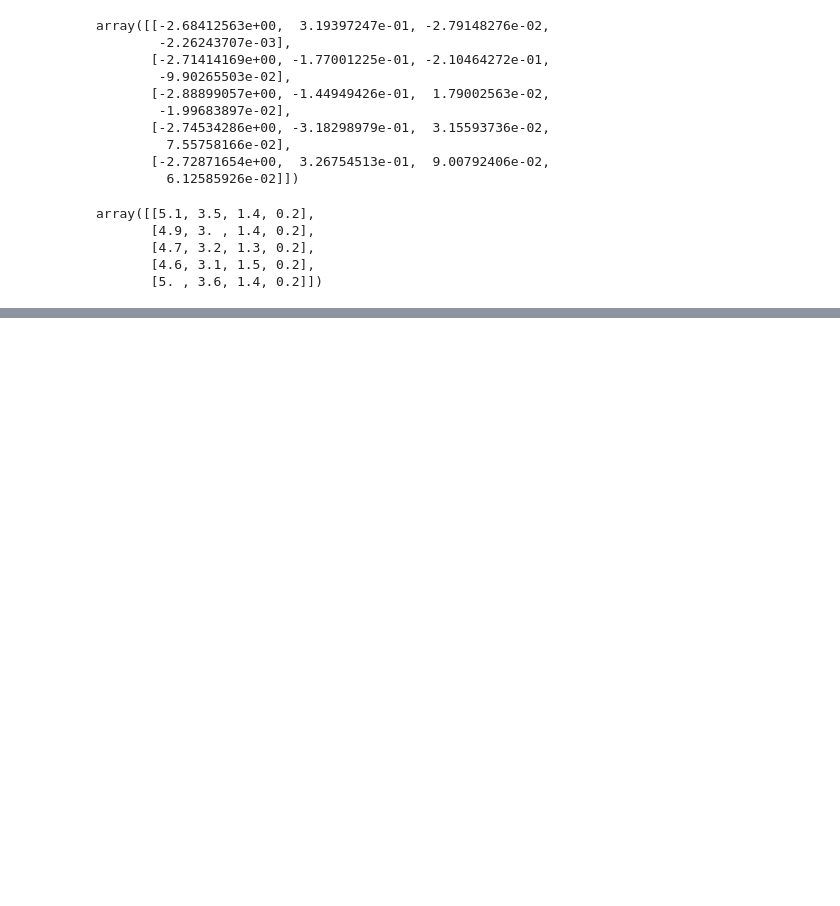
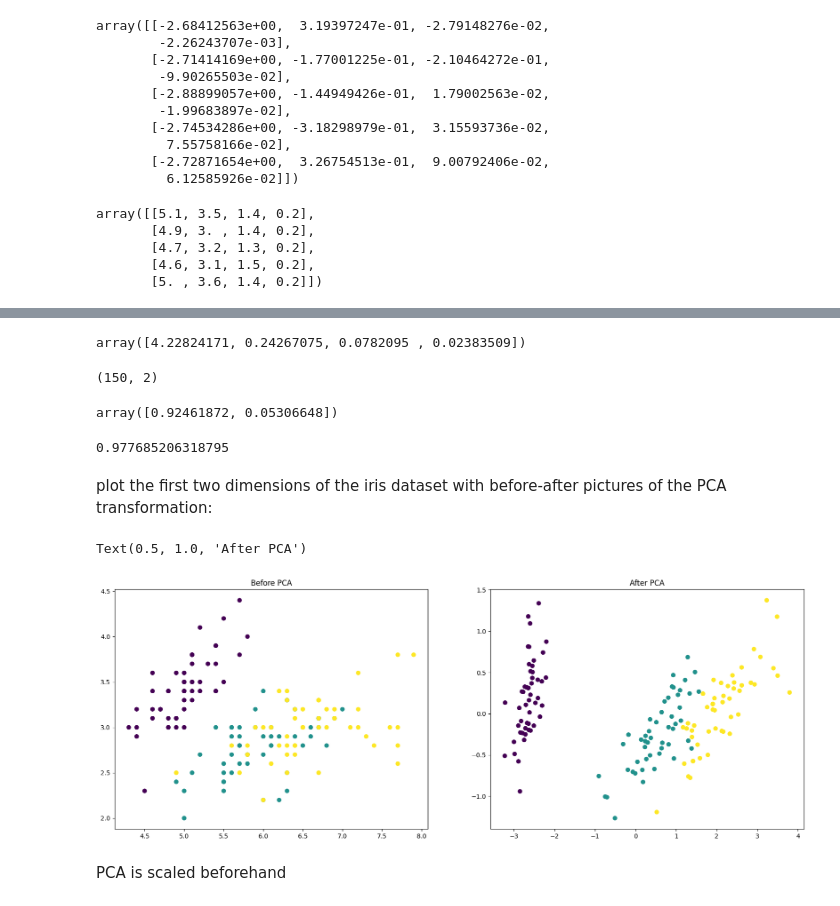
Before and after one commit to anupkumarsahu/scikit-learn-Cookbook, a Jupyter notebook: chapter03/Reducing dimensionality with PCA.ipynb, the cells around one changed output, grey strips where cells are left out. Saved outputs shown, nothing was run; the diff lists cells and outputs as text; code cells hidden in the pictures; blank space fills up the shorter version.

Commit message:
decomposition

```diff
--- a/chapter03/Reducing dimensionality with PCA.ipynb
+++ b/chapter03/Reducing dimensionality with PCA.ipynb
@@ -51,0 +56,36 @@ array([[5.1, 3.5, 1.4, 0.2],
+# %%
+pca.explained_variance_
+# %% [output]
+array([4.22824171, 0.24267075, 0.0782095 , 0.02383509])
+# %%
+pca = decomposition.PCA(n_components=2)
+
+iris_X_prime = pca.fit_transform(iris_X)
+iris_X_prime.shape
+# %% [output]
+(150, 2)
+# %%
+pca.explained_variance_ratio_
+# %% [output]
+array([0.92461872, 0.05306648])
+# %%
+pca.explained_variance_ratio_.sum()
+# %% [output]
+0.977685206318795
+# %% [markdown]
+plot the first two dimensions of the iris dataset with before-after pictures of the PCA transformation:
+# %%
+fig = plt.figure(figsize=(20,7))
+
+ax = fig.add_subplot(121)
+ax.scatter(iris_X[:,0], iris_X[:,1], c=y, s=40)
+ax.set_title('Before PCA')
+
+ax2 = fig.add_subplot(122)
+ax2.scatter(iris_X_prime[:,0], iris_X_prime[:,1], c=y, s=40)
+ax2.set_title('After PCA')
+# %% [output]
+Text(0.5, 1.0, 'After PCA')
+[figure, added]
+# %% [markdown]
+PCA is scaled beforehand
```
Also changed, not shown: parts of 7 cells of this notebook, 9 other files.
